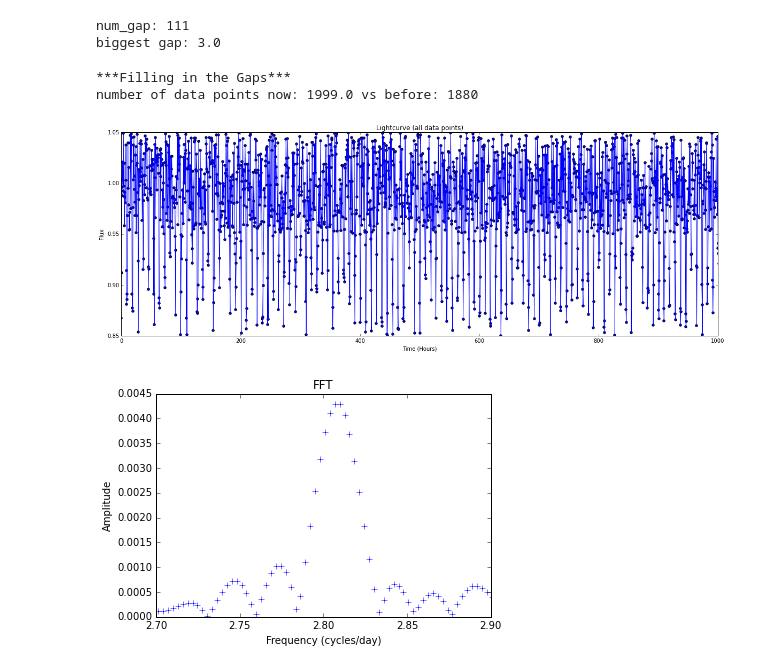
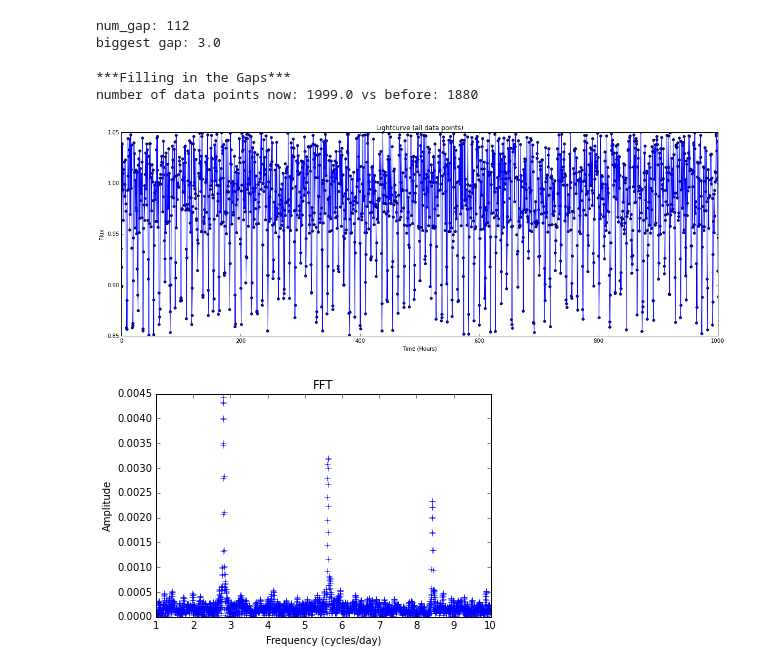
Before and after one commit to dianadianadiana/FFT, a Jupyter notebook: flux_function_transit.ipynb, the cells around one changed output. Cells and saved outputs as stored; diff of their text form; code cells hidden in the pictures.

```diff
--- a/flux_function_transit.ipynb
+++ b/flux_function_transit.ipynb
@@ -86,7 +86,7 @@ def flux(t, x):
 
 delta = .1 # depth    # (Rplanet / Rstar)**2
 t0 = 0.0 # time of transit in hours
-period = 8.549379 # orbital period in hours
+period = 8.549379456876345 # orbital period in hours
 #d = period**(-2/3) # duration of transit in hours --
         # scales with P^(-2/3)
 
@@ -165,7 +165,6 @@ cadence = np.mean(delta_t) # what the time interval between points with gaps cur
 #Fill gaps in the time series (according to 2012 thesis method)
 gap = delta_t/cadence # has a length = len(t) - 2 (bc it ignores endpoints)
 gap = np.around(gap, decimals = 0)
-# QUESTION should gap be rounded to the integer or one decimal point?
 
 gap_cut = 1.1   #Time differences greater than gap_cut*cadence are gaps
 gap_loc = np.empty(0) # array that holds the indexes of where the gaps are
@@ -181,7 +180,7 @@ biggest_gap = np.amax(gap)
 print("num_gap: " +str(num_gap))
 print("biggest gap: " + str(biggest_gap))
 # %% [output]
-num_gap: 111
+num_gap: 112
 biggest gap: 3.0
 # %%
 ### Create a new time and flux array to account for the gaps
@@ -244,7 +243,7 @@ plt.xlim([a,b])
 plt.ylim([1 - 1.5*delta, 1. + .5*delta])
 plt.show()
 # %% [output]
-[figure, old version]
+[figure, new version]
 # %%
 ### FFT part
 
@@ -260,33 +259,32 @@ extra_fact = 3
 newN = 2**(N_over + extra_fact)
 
 diff = newN - N
 mean = np.mean(f)
 voidf = np.zeros(diff) + mean
 newf = np.append(flux_cad, voidf)
 
 norm_fact = 2.0 / newN # normalization factor
 f_flux = fft(newf) * norm_fact
 
 freq = fftfreq(len(newf))
 freq_fact = 1.0 / d_pts #frequency factor
 
 postivefreq = freq > 0 # take only positive values
 freq, f_flux = freq[postivefreq], f_flux[postivefreq]
 
 power = np.abs(f_flux)
 
 conv_hr_day = 24. #conversion factor from cycles/hour to cycles/day
 constant = freq_fact*conv_hr_day
 #because of oversampling, need to remove the first few terms,
 #ex if N=3000 and the over sampling size is 100,000, then the first 30 points should not be considered
 #also means that each cluster of higher amplitudes are in groups of 30 points
 plt.plot(freq[newN/N:]*constant, power[newN/N:],'b+')
 
 plt.title("FFT")
 plt.xlabel("Frequency (cycles/day)")
 plt.ylabel("Amplitude")
-# plt.xlim([1,10])
-plt.xlim([2.7,2.9])
+plt.xlim([1,10])
 plt.show()
 # %% [output]
-[figure, old version]
+[figure, new version]
```
Also changed, not shown: parts of 14 cells of this notebook.
